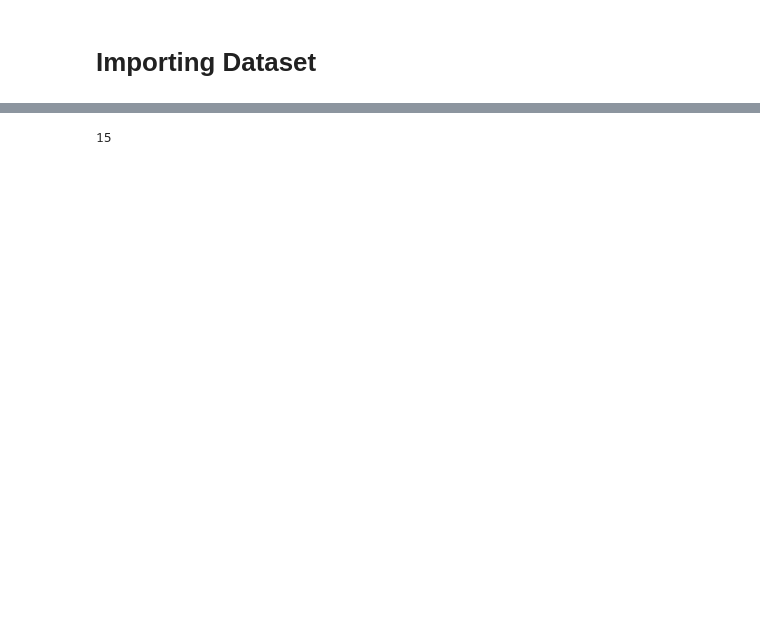
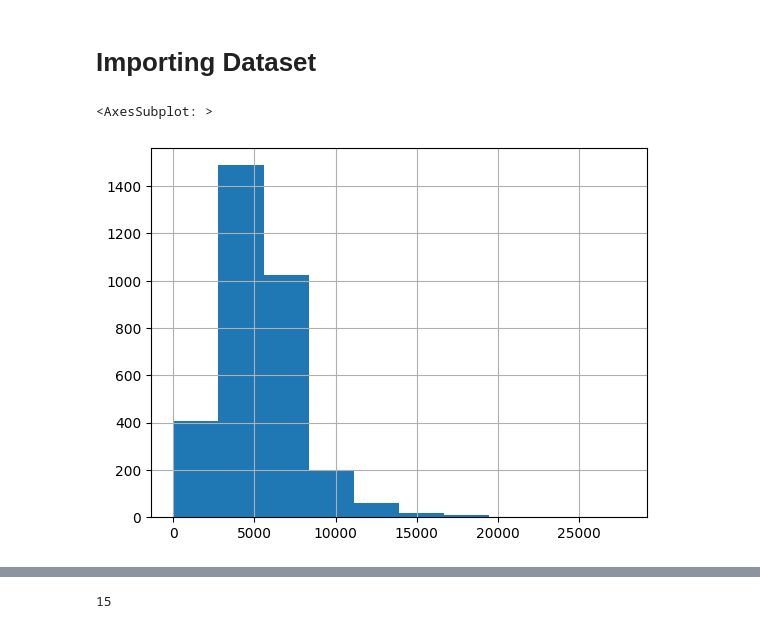
Before and after one commit to sabiryassine/TalentSort_AI_2, a Jupyter notebook: bert_model.ipynb, the cells around one changed output, grey strips where cells are left out. Drawn from its saved outputs; the diff is of its cells as text; code cells hidden in the pictures; blank space fills up the shorter version.

```diff
--- a/bert_model.ipynb
+++ b/bert_model.ipynb
@@ -10,5 +10,12 @@ df_resume=pd.read_csv('raw_data/Data_Set_CV_Cleaned_version test.csv')
 df_resume.drop(['Unnamed: 0'],axis=1,inplace=True)
 df_resume=df_resume.rename(columns={'New_Category':'Category','CV_cleaned':'Resume'})
 df_resume.dropna(inplace=True)
-df_resume=df_resume.drop_duplicates()
-df_resume['lenght']=df_resume['Resume'].apply(len)
+df_resume=df_resume.drop_duplicates().reset_index(drop=True)
+# %%
+#distributuon des longueurs de CV avant cleaning
+df_resume['lenght']=df_resume['Resume'].apply(len)
+# df_resume['lenght'].mean()
+df_resume['lenght'].hist()
+# %% [output]
+<AxesSubplot: >
+[figure, added]
```
Also changed, not shown: parts of 28 cells of this notebook.
